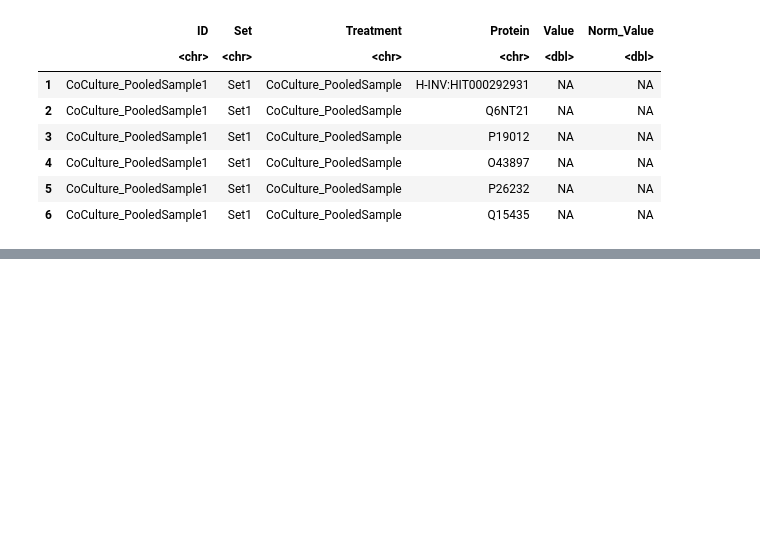
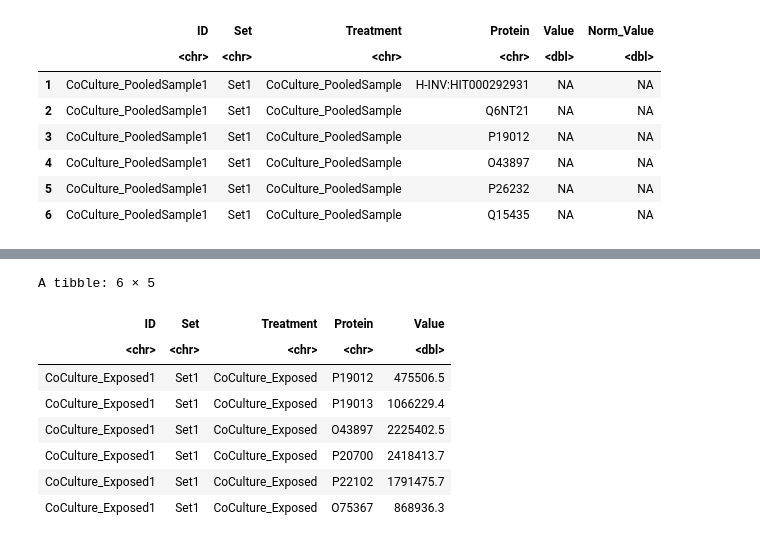
Before and after one commit to alexispayton/Wildfires-and-Extracellular-Vesicles-EVs-Woodsmoke-Alters-EV-Proteomic-Signatures-involved-in-Ext, a Jupyter notebook: 3. Proteomics Data Processing/Data Pre-processing.ipynb, the cells around one changed output, grey strips where cells are left out. Cells and saved outputs as stored; diff of their text form; code cells hidden in the pictures; blank space fills up the shorter version.

```diff
--- a/3. Proteomics Data Processing/Data Pre-processing.ipynb
+++ b/3. Proteomics Data Processing/Data Pre-processing.ipynb
@@ -295,0 +352,14 @@ triculutre_vehicleCT_imputed_df = QRILC_imputation(triculutre_vehicleCT_preimput
+# %%
+imputed_df = rbind(coculutre_exp_imputed_df, coculutre_vehicleCT_imputed_df, triculutre_exp_imputed_df,
+                  triculutre_vehicleCT_imputed_df)
+head(imputed_df)
+# %% [output]
+A tibble: 6 × 5
+| ID | Set | Treatment | Protein | Value |
+| <chr> | <chr> | <chr> | <chr> | <dbl> |
+| CoCulture_Exposed1 | Set1 | CoCulture_Exposed | P19012 | 475506.5 |
+| CoCulture_Exposed1 | Set1 | CoCulture_Exposed | P19013 | 1066229.4 |
+| CoCulture_Exposed1 | Set1 | CoCulture_Exposed | O43897 | 2225402.5 |
+| CoCulture_Exposed1 | Set1 | CoCulture_Exposed | P20700 | 2418413.7 |
+| CoCulture_Exposed1 | Set1 | CoCulture_Exposed | P22102 | 1791475.7 |
+| CoCulture_Exposed1 | Set1 | CoCulture_Exposed | O75367 | 868936.3 |
```
Also changed, not shown: parts of 11 cells of this notebook.
